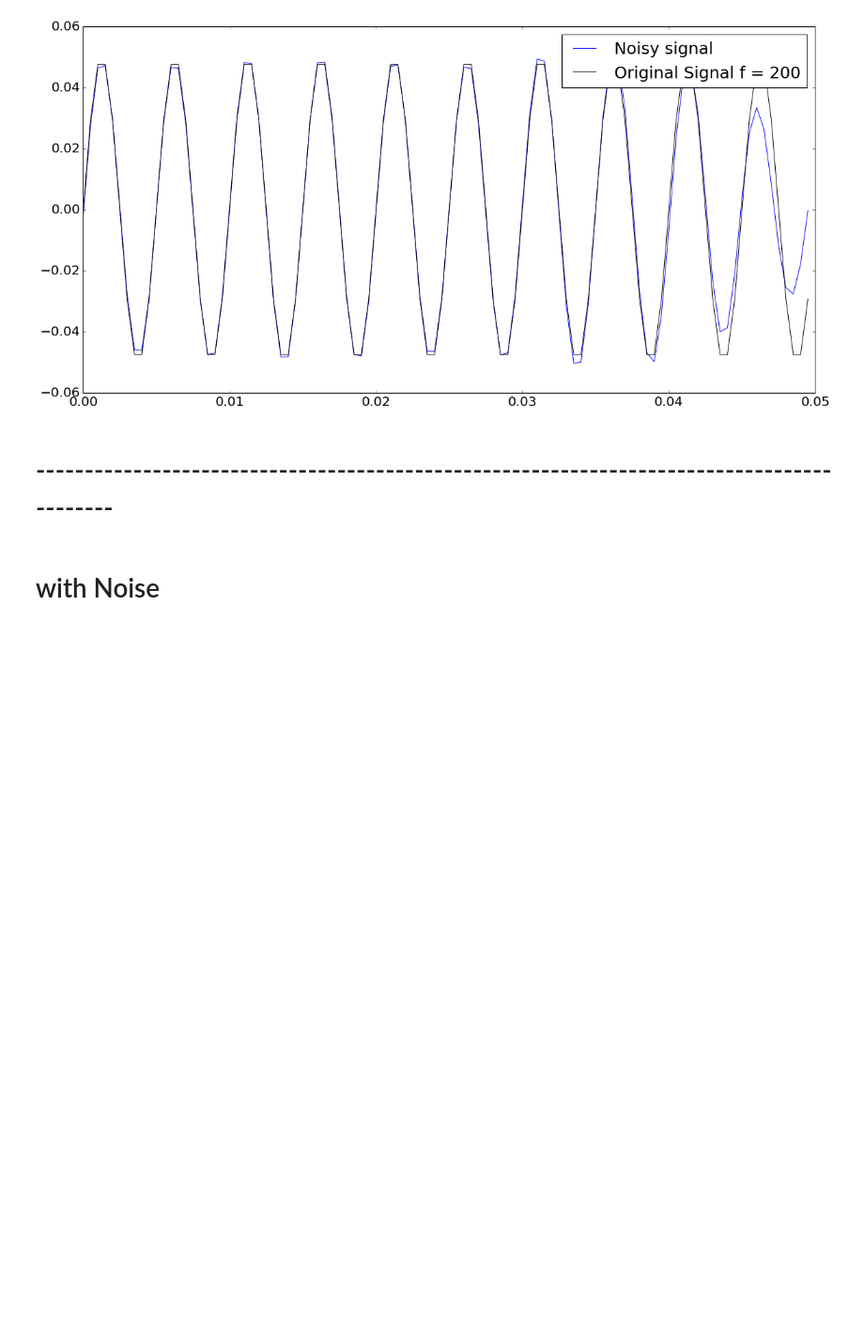
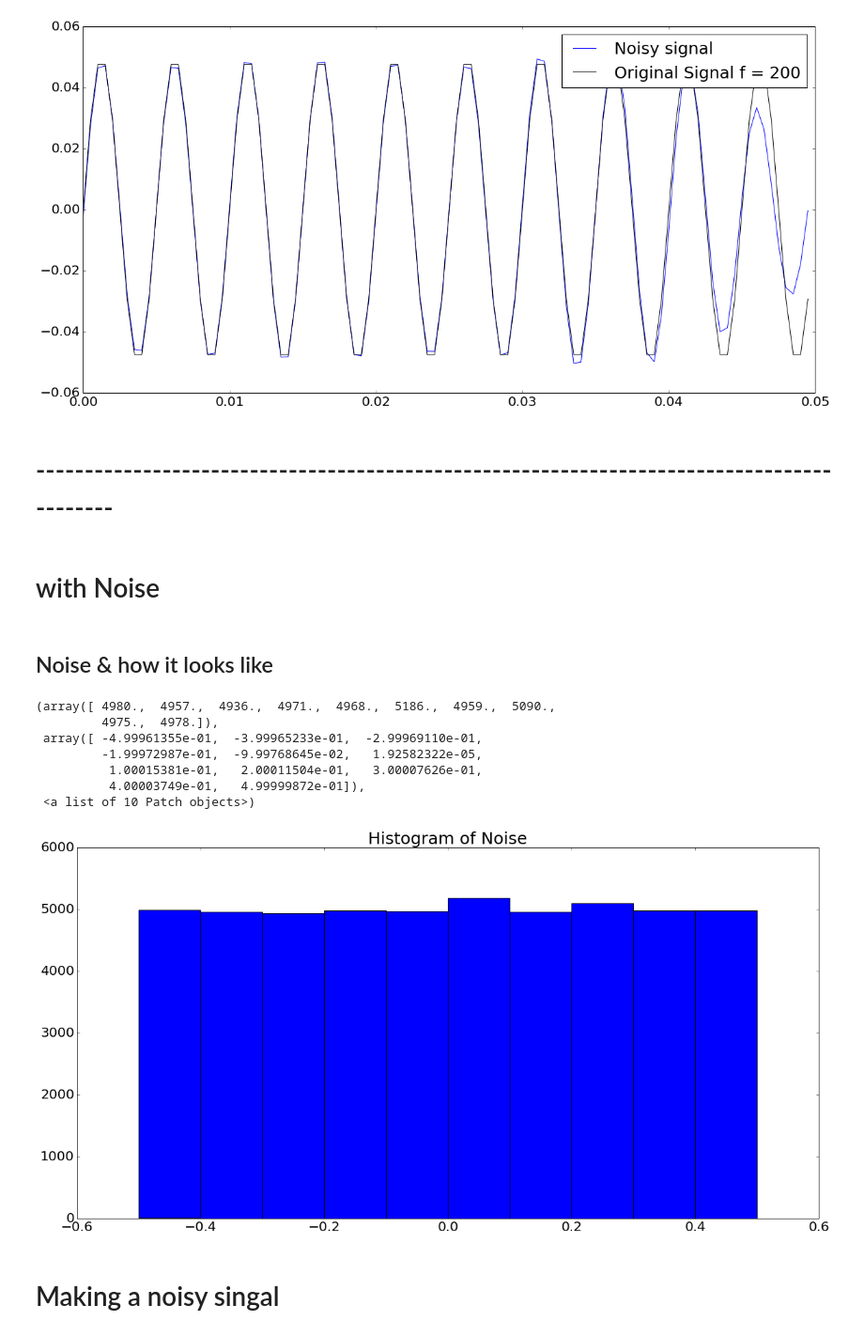
Before and after one commit to jamka1902/Python-Course, a Jupyter notebook: Sample_data_Analysis.ipynb, the cells around one changed output. Shown at 94% size. Cells and saved outputs as stored; diff of their text form; code cells hidden in the pictures; blank space fills up the shorter version.

```diff
--- a/Sample_data_Analysis.ipynb
+++ b/Sample_data_Analysis.ipynb
@@ -118,6 +124,23 @@ plt.show()
 # ------------------------------------------------------------------------------------------
 # %% [markdown]
 # with Noise
+# %% [markdown]
+## Noise & how it looks like
+# %%
+noise = np.array([np.random.rand() - 0.5 for _ in range(50000)])
+plt.title("Histogram of Noise")
+plt.hist(noise,bins = 10)
+# %% [output]
+(array([ 4980.,  4957.,  4936.,  4971.,  4968.,  5186.,  4959.,  5090.,
+         4975.,  4978.]),
+ array([ -4.99961355e-01,  -3.99965233e-01,  -2.99969110e-01,
+         -1.99972987e-01,  -9.99768645e-02,   1.92582322e-05,
+          1.00015381e-01,   2.00011504e-01,   3.00007626e-01,
+          4.00003749e-01,   4.99999872e-01]),
+ <a list of 10 Patch objects>)
+[figure, added]
+# %% [markdown]
+# Making a noisy singal
 # %%
 import numpy as np
 Tn = 0.05
```
Also changed, not shown: parts of 9 cells of this notebook, 1 other file.
